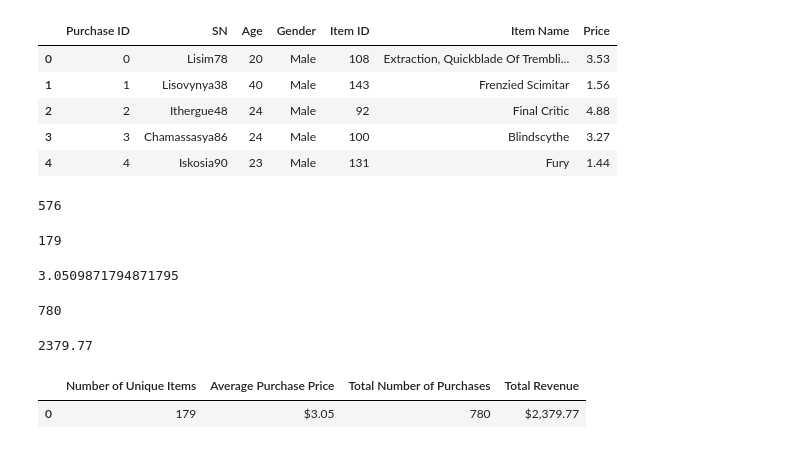
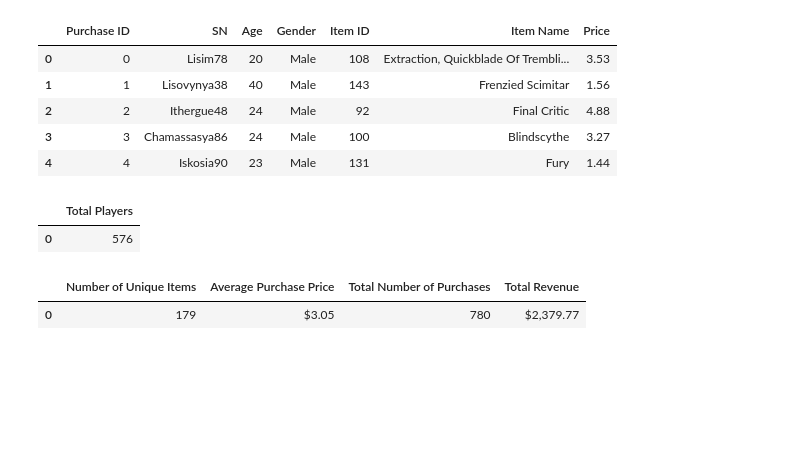
Before and after one commit to amramer45/pandas-In-Game-Purchasing, a Jupyter notebook: HeroesOfPymoli/heroesofpymoli.ipynb, the cells around one changed output. Drawn from its saved outputs; the diff is of its cells as text; code cells hidden in the pictures; blank space fills up the shorter version.

```diff
--- a/HeroesOfPymoli/heroesofpymoli.ipynb
+++ b/HeroesOfPymoli/heroesofpymoli.ipynb
@@ -17,32 +17,12 @@ purchase_data_df.head()
 | 4 | 4 | Iskosia90 | 23 | Male | 131 | Fury | 1.44 |
 # %%
 #Display the total number of players
-players_df = purchase_data_df.groupby("SN")["SN"].nunique()
-players_df.count()
+players_df = len(purchase_data_df["SN"].unique())
+
+#Create DataFrame
+total_players_df = pd.DataFrame({"Total Players":[players_df]})
+total_players_df
 # %% [output]
-576
+|  | Total Players |
+| 0 | 576 |
-# %%
-#Number of unique items
-items_df = len(purchase_data_df["Item ID"].unique())
-items_df
-# %% [output]
-179
-# %%
-#Average purchase price
-average_price_df = purchase_data_df["Price"].mean()
-average_price_df
-# %% [output]
-3.0509871794871795
-# %%
-#Total number of purchases
-total_purchases_df = purchase_data_df["Price"].count()
-total_purchases_df
-# %% [output]
-780
-# %%
-#Total revenue
-total_revenue_df = purchase_data_df["Price"].sum()
-total_revenue_df
-# %% [output]
-2379.77
 # %%
```
Also changed, not shown: parts of 10 cells of this notebook.
